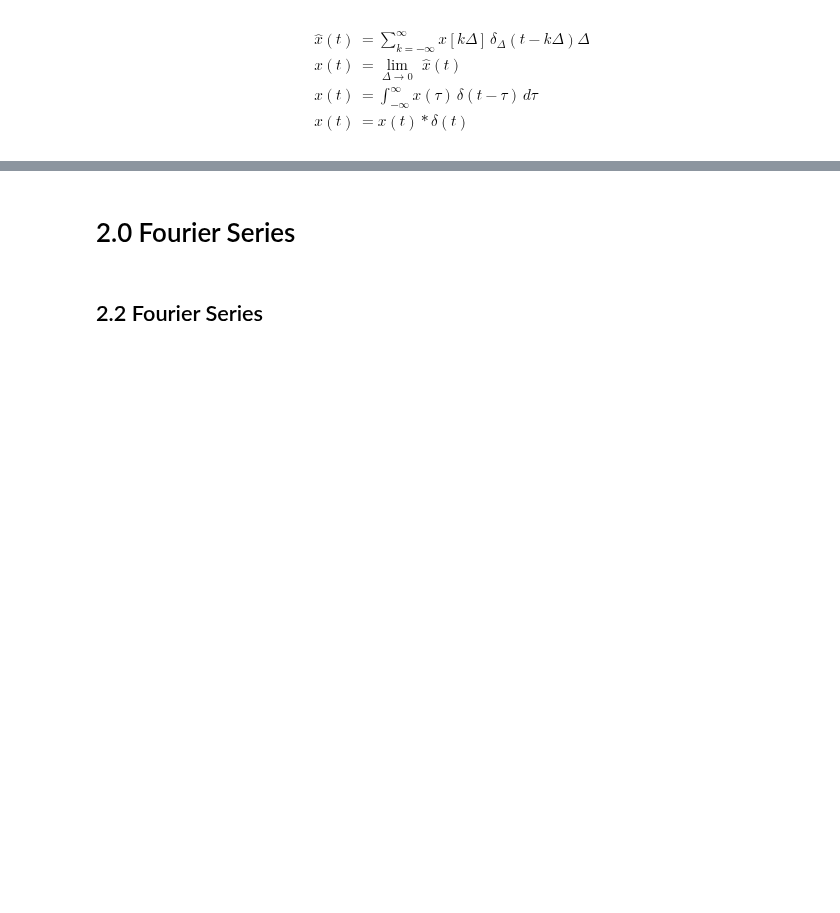
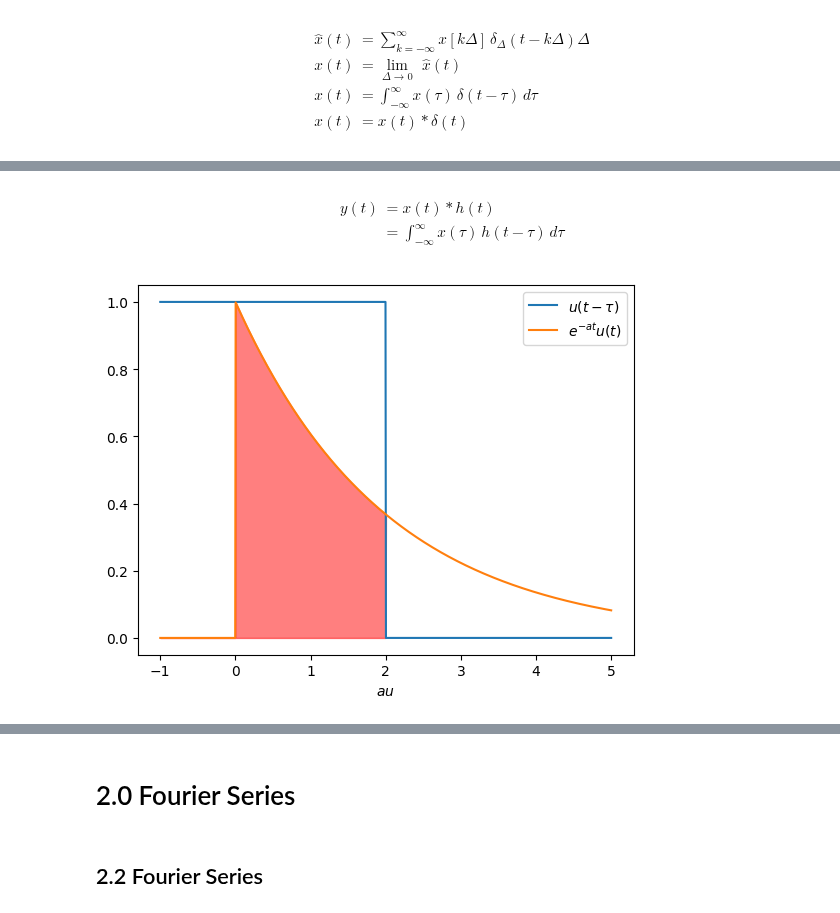
Before and after one commit to BuwanekaEpakanda/EE_257_Note_Book, a Jupyter notebook: EE_257_Signals_and_Systems.ipynb, the cells around one changed output, grey strips where cells are left out. Drawn from its saved outputs; the diff is of its cells as text; code cells hidden in the pictures; blank space fills up the shorter version.

```diff
--- a/EE_257_Signals_and_Systems.ipynb
+++ b/EE_257_Signals_and_Systems.ipynb
@@ -556,0 +570,25 @@ $$
+# %% [markdown]
+$$
+\begin{align}
+y(t)&=x(t)*h(t) \\
+&=\int_{-\infty}^{\infty}x(\tau)\,h(t-\tau)\,d\tau
+\end{align}
+$$
+# %%
+t = np.linspace(-1, 5, 1000)
+
+u = np.heaviside(2-t, 1)
+e = np.exp(-0.5*t)*np.heaviside(t, 1)
+
+fig, ax = plt.subplots()
+ax.plot(t, u, label=r'$u(t-\tau)$')
+ax.plot(t, e, label=r'$e^{-at}u(t)$')
+ax.fill_between(t, e, where=(t <= 2), interpolate=True, color='red', alpha=0.5)
+
+ax.set_xlabel('$\tau$')
+ax.set_ylabel('')
+ax.legend()
+
+plt.show()
+# %% [output]
+[figure, added]
```
Also changed, not shown: parts of 19 cells of this notebook.
